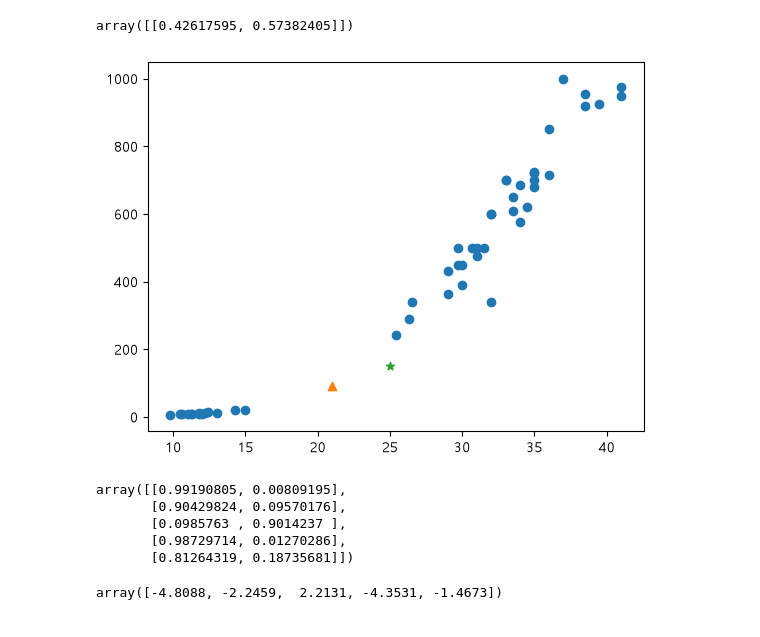
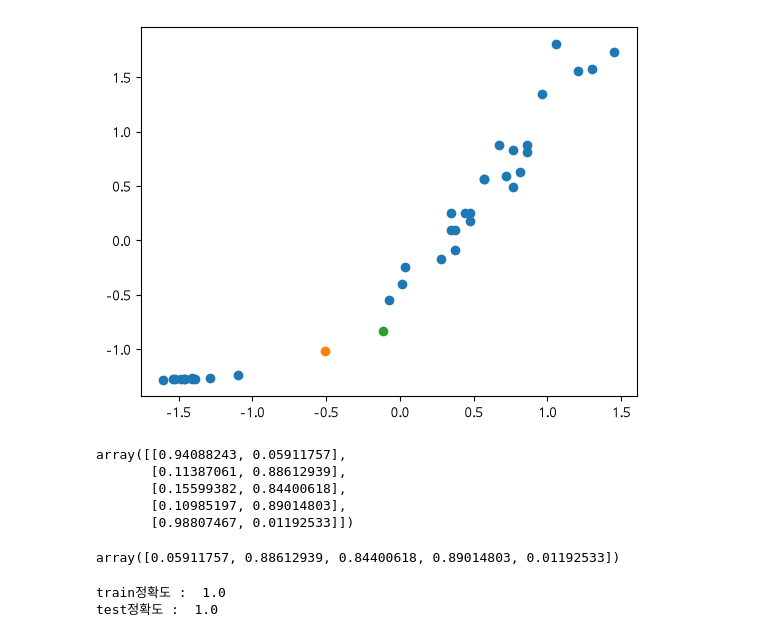
Before and after one commit to naegil73-png/aix_learn_1106, a Jupyter notebook: p1112/p1112_05.ipynb, the cells around one changed output. Cells and saved outputs as stored; diff of their text form; code cells hidden in the pictures.

```diff
--- a/p1112/p1112_05.ipynb
+++ b/p1112/p1112_05.ipynb
@@ -50,6 +51,7 @@ train_scaled = ss.transform(train_data)
 test_scaled = ss.transform(test_data)
 # %%
 # 학습
-logis = LogisticRegression()
-logis.fit(train_scaled,train_label)
+lr = LogisticRegression()
+lr.fit(train_scaled,train_label)
+print('-')
 # %% [output]
@@ -63,5 +70,4 @@ test: 1.0
 # %%
-indata = input('길이,무게를 입력하시오(예:21,90)')
-indata = indata.split(',')
-indata = list(map(float,indata))
+new_scaled = ss.transform([[21,90]])
+new2_scaled = ss.transform([[25,150]])
 # %%
@@ -74,24 +96,27 @@ indata_scaled = ss.transform([indata])
 # %%
-proba = logis.predict_proba(indata_scaled)
-proba
+plt.scatter(train_scaled[:,0],train_scaled[:,1])
+plt.scatter(new_scaled[:,0],new_scaled[:,1])
+plt.scatter(new2_scaled[:,0],new2_scaled[:,1])
+plt.show()
 # %% [output]
-array([[0.42617595, 0.57382405]])
+[figure, added]
 # %%
-plt.scatter(length,weight)
-plt.scatter(21,90,marker='^')
-plt.scatter(25,150,marker='*')
-plt.xlabel='길이'
-plt.ylabel='무게'
-plt.show()
+lr.predict_proba(test_scaled[:5])
 # %% [output]
-[figure, removed]
+array([[0.94088243, 0.05911757],
+       [0.11387061, 0.88612939],
+       [0.15599382, 0.84400618],
+       [0.10985197, 0.89014803],
+       [0.98807467, 0.01192533]])
 # %%
-# 학습 후 수업자료
+decisions = lr.decision_function(test_scaled[:5])
+np.round(decisions,decimals=4)
+expit(decisions)
+# %% [output]
+array([0.05911757, 0.88612939, 0.84400618, 0.89014803, 0.01192533])
 # %%
-logis.predict_proba(test_scaled[:5])
+print('train정확도 : ',lr.score(train_scaled,train_label))
+print('test정확도 : ',lr.score(test_scaled,test_label))
 # %% [output]
-array([[0.99190805, 0.00809195],
-       [0.90429824, 0.09570176],
-       [0.0985763 , 0.9014237 ],
-       [0.98729714, 0.01270286],
-       [0.81264319, 0.18735681]])
+train정확도 :  1.0
+test정확도 :  1.0
@@ -101,5 +122,0 @@ new = [[25,120]]
-# %%
-decisions = logis.decision_function(test_scaled[:5])
-np.round(decisions,decimals=4)
-# %% [output]
-array([-4.8088, -2.2459,  2.2131, -4.3531, -1.4673])
```
Also changed, not shown: parts of 14 cells of this notebook, 3 other files.
